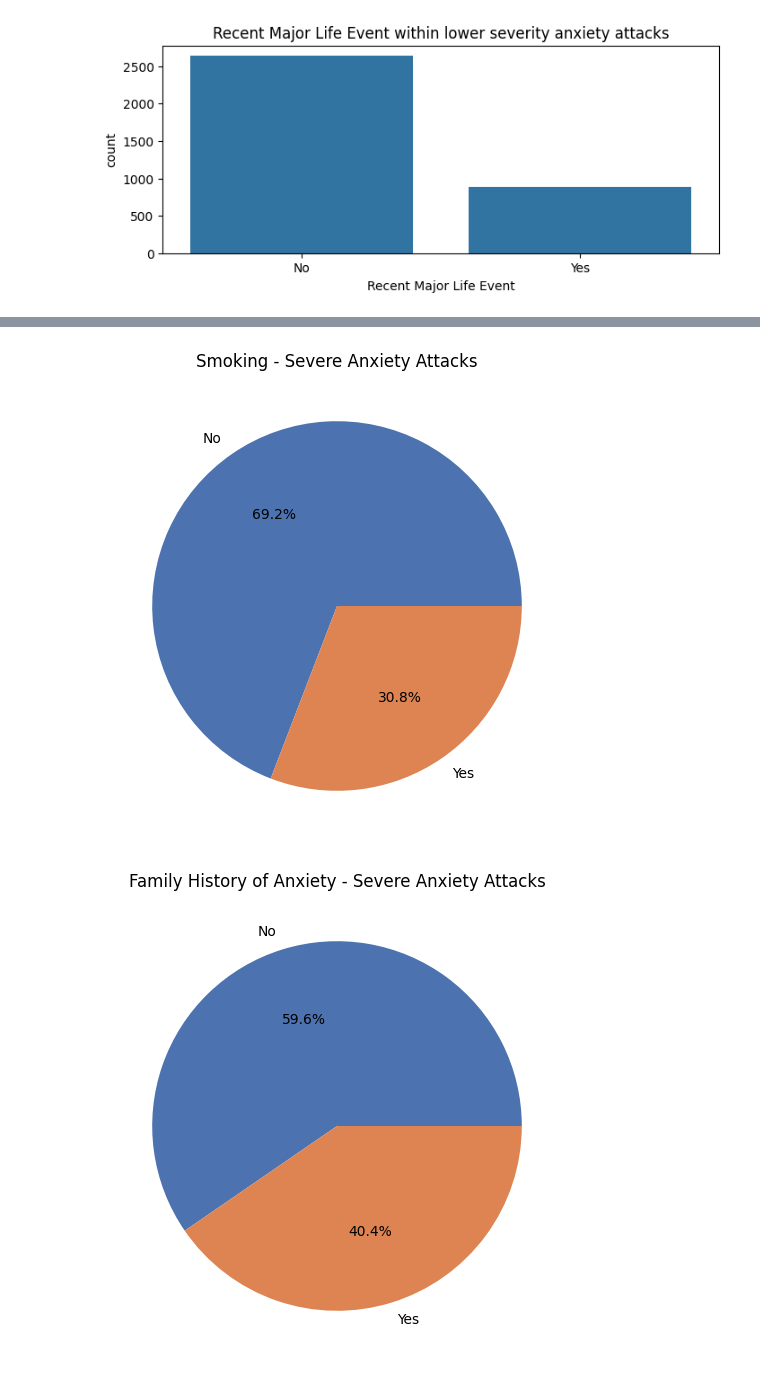
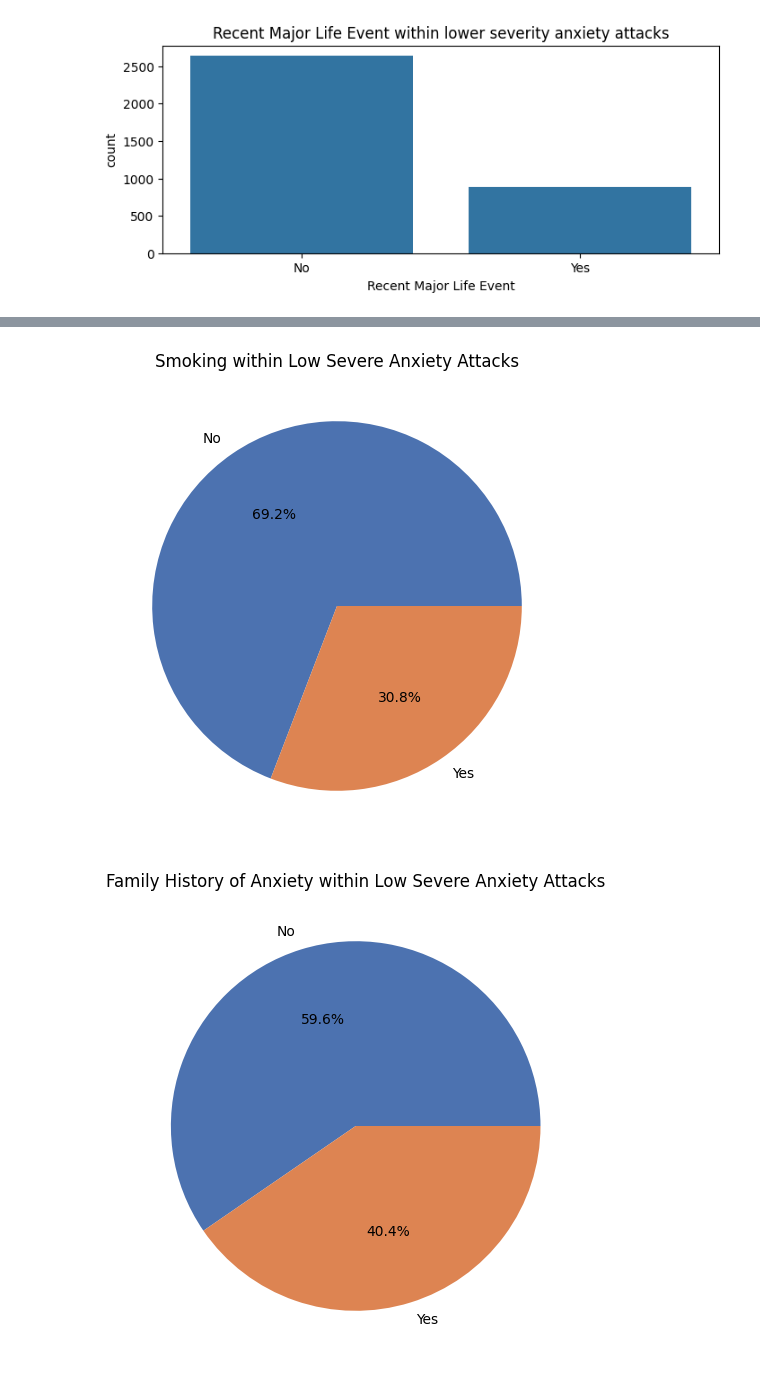
Before and after one commit to dv-tiagosilva/anxiety_attack_data_analysis_, a Jupyter notebook: analysis_anxiety_attack.ipynb, the cells around one changed output, grey strips where cells are left out. Cells and saved outputs as stored; diff of their text form; code cells hidden in the pictures.

```diff
--- a/analysis_anxiety_attack.ipynb
+++ b/analysis_anxiety_attack.ipynb
@@ -282,6 +282,6 @@ for i in categorical_cols:
     categorical_counts = df_low_severity.groupby(f"{i}").size()
     plt.figure(figsize=(6,6))
     plt.pie(categorical_counts.values, labels=categorical_counts.index, autopct='%1.1f%%', colors=sns.color_palette("deep"))
-    plt.title(f"{i} - Severe Anxiety Attacks")
+    plt.title(f"{i} within Low Severe Anxiety Attacks")
     plt.show()
 # %% [output]
@@ -290,2 +290,2 @@ for i in categorical_cols:
-[figure, old version]
+[figure, new version]
-[figure, old version]
+[figure, new version]
```
Also changed, not shown: parts of 3 cells of this notebook.
